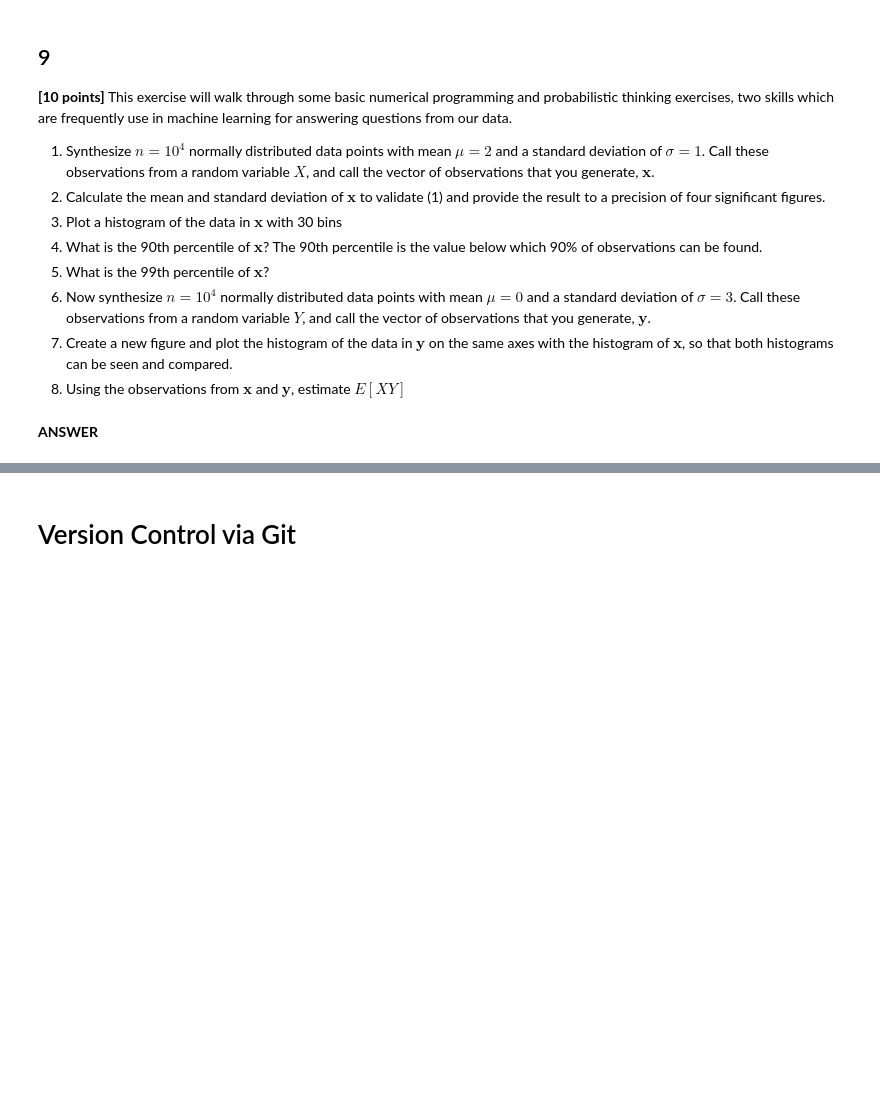
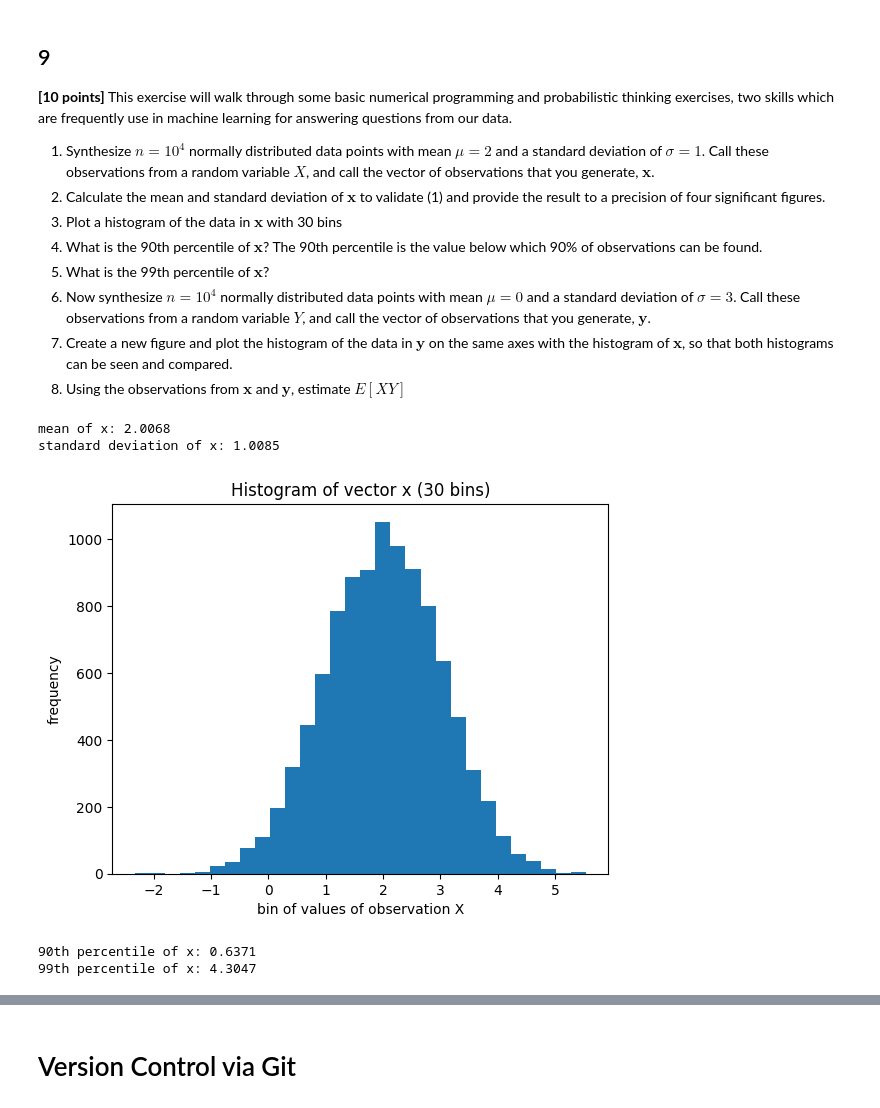
Before and after one commit to bw123111/MLcourse2025, a Jupyter notebook: assignments/Assignment_1.ipynb, the cells around one changed output, grey strips where cells are left out. Cells and saved outputs as stored; diff of their text form; code cells hidden in the pictures; blank space fills up the shorter version.

```diff
--- a/assignments/Assignment_1.ipynb
+++ b/assignments/Assignment_1.ipynb
@@ -470,5 +470,27 @@ The vectorized code is 331.9534 times faster than the nonvectorized code.
 6. Now synthesize $n=10^4$ normally distributed data points with mean $\mu=0$ and a standard deviation of $\sigma=3$. Call these observations from a random variable $Y$, and call the vector of observations that you generate, $\textbf{y}$.
 7. Create a new figure and plot the histogram of the data in $\textbf{y}$ on the same axes with the histogram of $\textbf{x}$, so that both histograms can be seen and compared.
 8. Using the observations from $\textbf{x}$ and $\textbf{y}$, estimate $E[XY]$
-# %% [markdown]
-**ANSWER**
+# %%
+x = np.random.normal(size = 10000, loc=2, scale=1)    # loc = mean, scale = sd
+x_mean = np.mean(x)
+x_sd = np.std(x)
+print(f"mean of x: {x_mean:.4f}")
+print(f"standard deviation of x: {x_sd:.4f}")
+
+plt.hist(x, bins=30)
+plt.ylabel("frequency")
+plt.xlabel("bin of values of observation X")
+plt.title("Histogram of vector x (30 bins)")
+plt.show()
+# %% [output]
+mean of x: 2.0068
+standard deviation of x: 1.0085
+[figure, added]
+# %%
+q90 = np.percentile(x, 9)
+q99 = np.percentile(x, 99)
+print(f"90th percentile of x: {q90:.4f}")
+print(f"99th percentile of x: {q99:.4f}")
+# %% [output]
+90th percentile of x: 0.6371
+99th percentile of x: 4.3047
```
Also changed, not shown: parts of 7 cells of this notebook.
